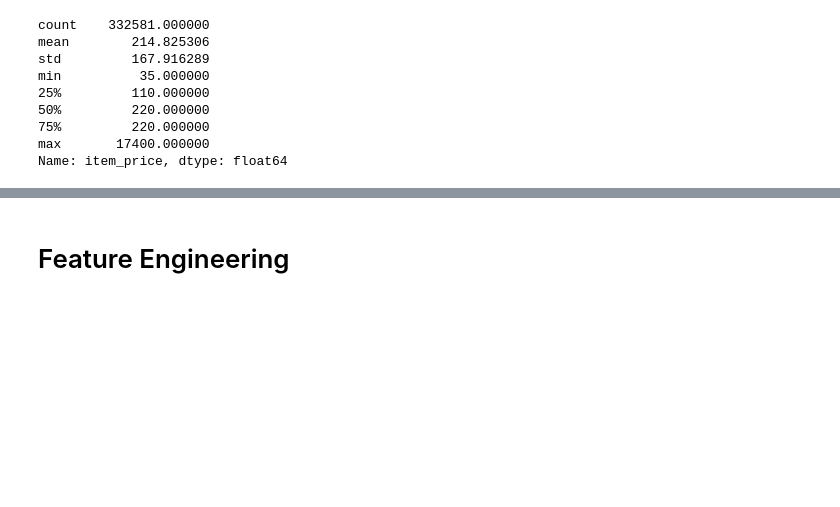
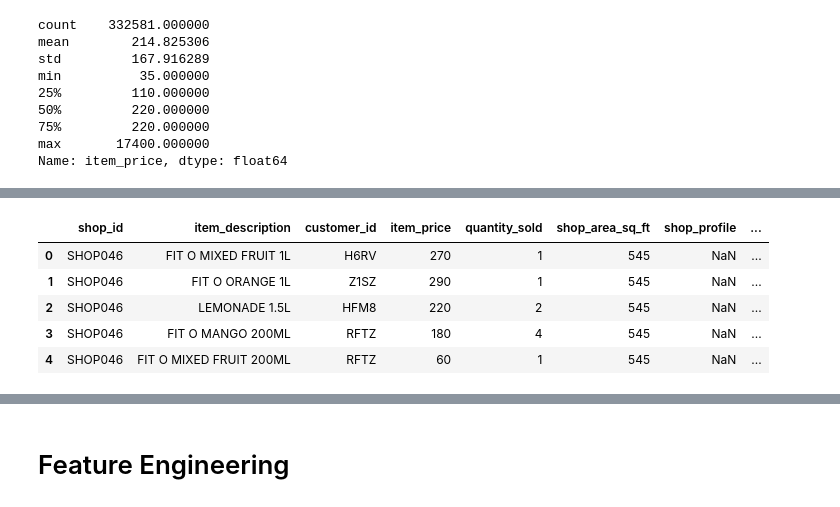
Before and after one commit to AnoshanJ/Datastorm4.0, a Jupyter notebook: Day 1/Solution.ipynb, the cells around one changed output, grey strips where cells are left out. Cells and saved outputs as stored; diff of their text form; code cells hidden in the pictures; blank space fills up the shorter version.

```diff
--- a/Day 1/Solution.ipynb
+++ b/Day 1/Solution.ipynb
@@ -167,6 +163,7 @@ dtypes: category(3), datetime64[ns, UTC](1), float64(1), int64(3)
 memory usage: 22.3 MB
 # %%
 Train.drop("invoice_id", axis=1, inplace=True)
+Submission_testing.drop("invoice_id", axis=1, inplace=True)
 # %%
 # creating mask
 mask = np.triu(np.ones_like(Train.corr()))
@@ -215,0 +229,16 @@ Name: item_price, dtype: float64
+# %%
+Submission_testing['timestamp_dt'] = pd.to_datetime(Submission_testing['transaction_date'], format='%Y-%m-%d')
+Submission_testing['year'] = Submission_testing['timestamp_dt'].dt.year
+Submission_testing['month'] = Submission_testing['timestamp_dt'].dt.month
+Submission_testing['weekday'] = Submission_testing['timestamp_dt'].dt.weekday
+
+Submission_testing.drop(['timestamp_dt', 'transaction_date'], axis=1, inplace=True)
+
+Submission_testing.head()
+# %% [output]
+|  | shop_id | item_description | customer_id | item_price | quantity_sold | shop_area_sq_ft | shop_profile | ... |
+| 0 | SHOP046 | FIT O MIXED FRUIT 1L | H6RV | 270 | 1 | 545 | NaN | ... |
+| 1 | SHOP046 | FIT O ORANGE 1L | Z1SZ | 290 | 1 | 545 | NaN | ... |
+| 2 | SHOP046 | LEMONADE 1.5L | HFM8 | 220 | 2 | 545 | NaN | ... |
+| 3 | SHOP046 | FIT O MANGO 200ML | RFTZ | 180 | 4 | 545 | NaN | ... |
+| 4 | SHOP046 | FIT O MIXED FRUIT 200ML | RFTZ | 60 | 1 | 545 | NaN | ... |
```
Also changed, not shown: parts of 20 cells of this notebook.
